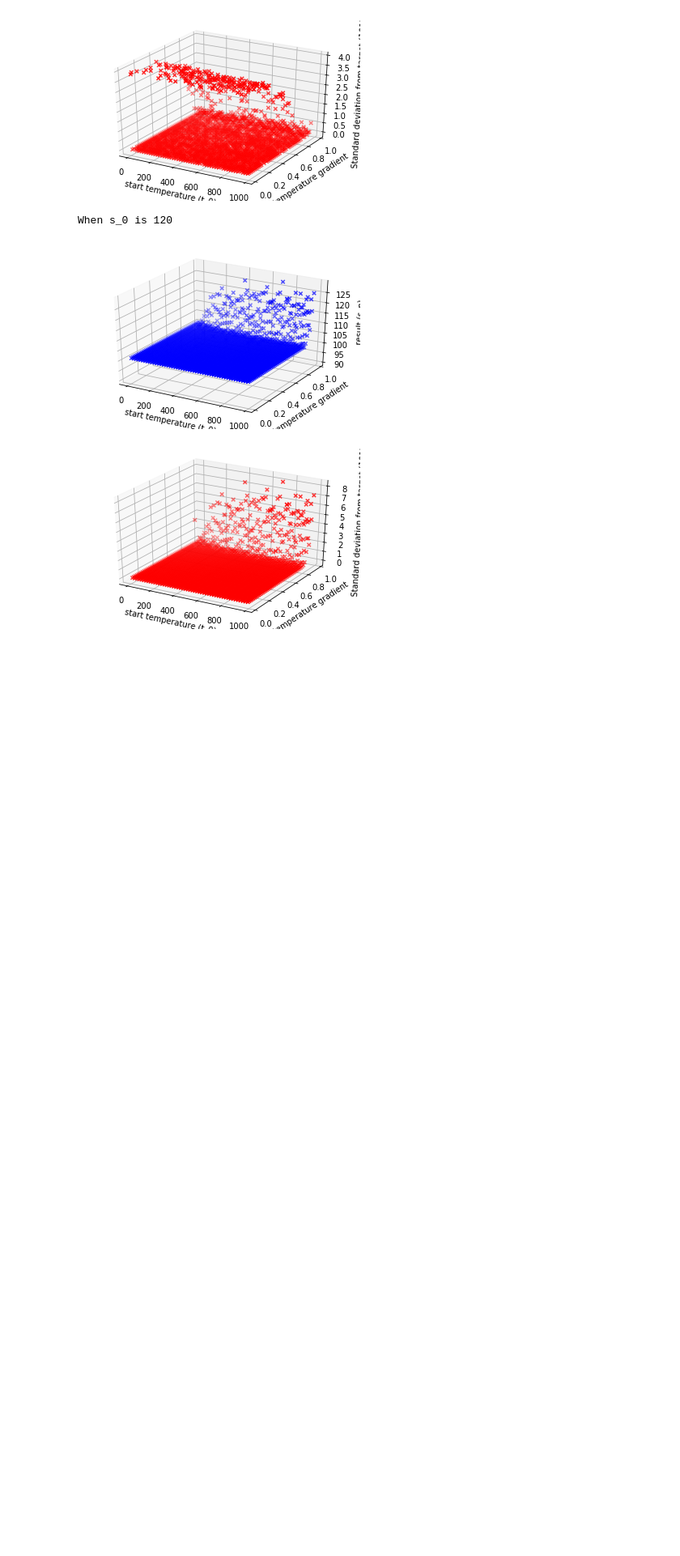
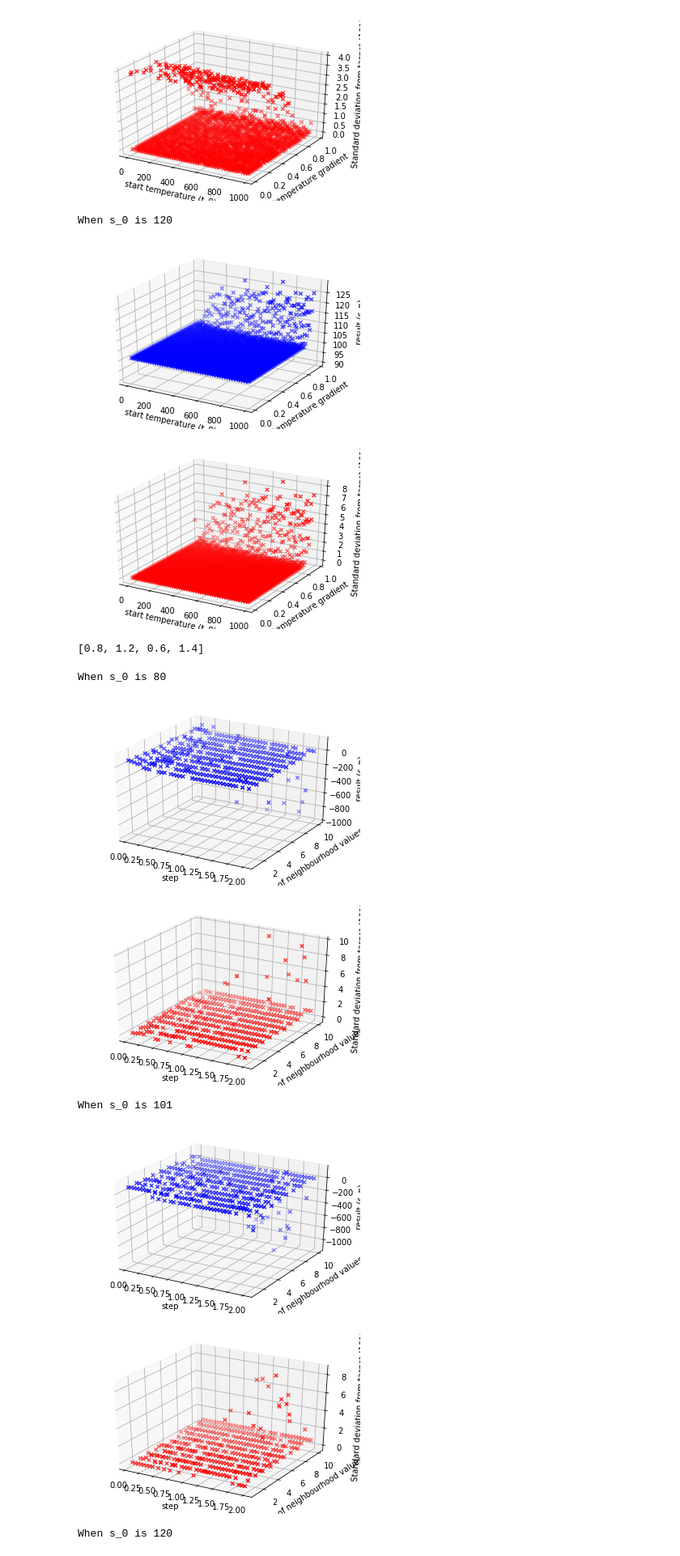
Before and after one commit to DTopping256/OT, a Jupyter notebook: problem1/simulatedAnnealing/simulatedAnnealing.ipynb, the cells around one changed output. Shown at 81% size. Drawn from its saved outputs; the diff is of its cells as text; code cells hidden in the pictures; blank space fills up the shorter version.

Commit message:
Further work on simulated annealing

```diff
--- a/problem1/simulatedAnnealing/simulatedAnnealing.ipynb
+++ b/problem1/simulatedAnnealing/simulatedAnnealing.ipynb
@@ -303,3 +303,52 @@ When s_0 is 101
 When s_0 is 120
 [figure]
 [figure]
+# %%
+# Create a neighbourhood of pairs amount of points either side of x, which have a difference of step.
+# Returns [x-0.1, x+0.1] by default
+def flexible_neighbourhood_func(x, step=0.1, pairs=1):
+    neighbourhood = []
+    for i in range(0, pairs):
+        xdiff = step*(i+1)
+        neighbourhood.append(x-xdiff)
+        neighbourhood.append(x+xdiff)
+    return neighbourhood
+# %%
+flexible_neighbourhood_func(1, 0.2, 2)
+# %% [output]
+[0.8, 1.2, 0.6, 1.4]
+# %%
+def accuracy_with_neighbourhood(s_0):
+    results = []
+    for i in range(1, 11):
+        pairs = i
+        for j in range(40):
+            step = (j+1)/20
+            s_a_result = simulated_annealing(problem_function, s_0,
+                        t_0, lambda x: flexible_neighbourhood_func(x, step, pairs), temp_reduc_func, acc_prob_func, stop_cond, max_i, max_epoch)[1]
+            results.append({"x": step, "y": pairs, "z": s_a_result})
+    return results
+
+#starting at s_0 = 80 (-21 from target)
+accuracy_wth_respect_to_nh_at_80 = accuracy_with_neighbourhood(80)
+#starting at s_0 = 101 (on target)
+accuracy_wth_respect_to_nh_at_101 = accuracy_with_neighbourhood(101)
+#starting at s_0 = 120 (+21 from target)
+accuracy_wth_respect_to_nh_at_120 = accuracy_with_neighbourhood(120)
+# %%
+print("When s_0 is 80")
+plot_3d_batch_accuracy("step", "pairs of neighbourhood values", "result (s_n)", 101, accuracy_wth_respect_to_nh_at_80)
+
+print("When s_0 is 101")
+plot_3d_batch_accuracy("step", "pairs of neighbourhood values", "result (s_n)", 101, accuracy_wth_respect_to_nh_at_101)
+
+print("When s_0 is 120")
+plot_3d_batch_accuracy("step", "pairs of neighbourhood values", "result (s_n)", 101, accuracy_wth_respect_to_nh_at_120)
+# %% [output]
+When s_0 is 80
+[figure, added]
+[figure, added]
+When s_0 is 101
+[figure, added]
+[figure, added]
+When s_0 is 120
```
Also changed, not shown: parts of 1 cell of this notebook, 8 other files.
